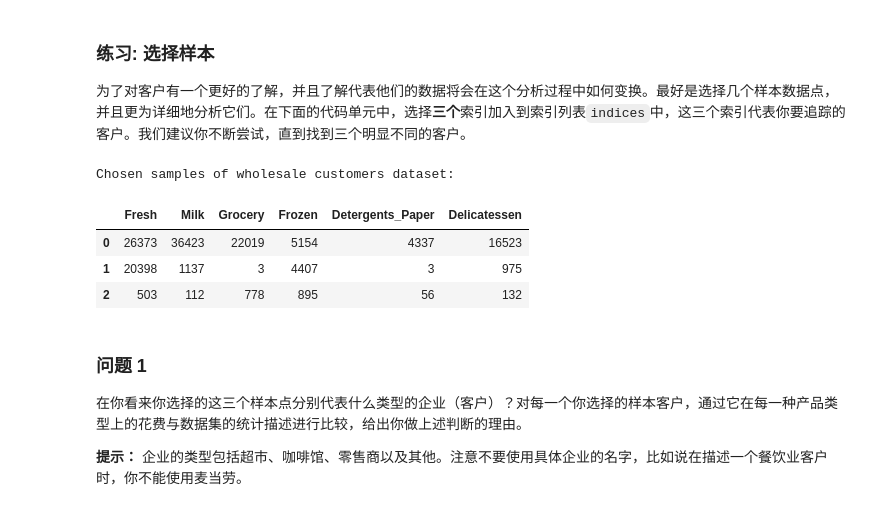
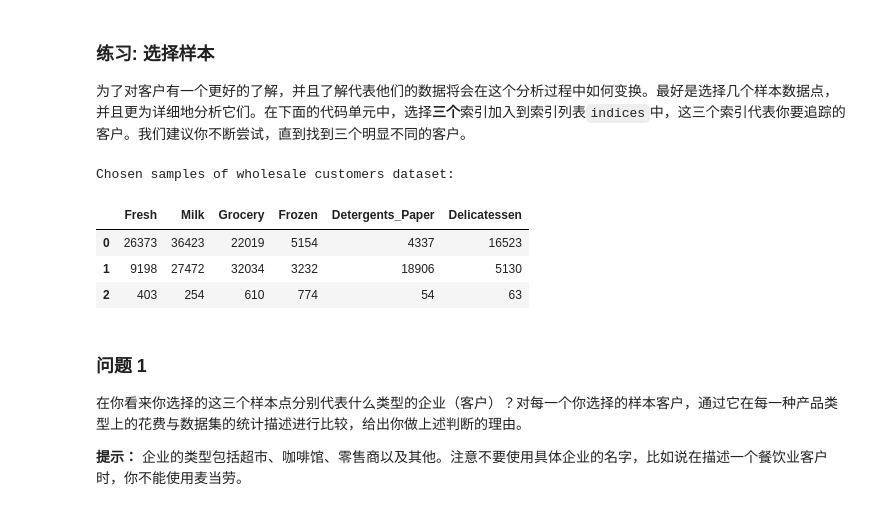
Before and after one commit to zhangyi6/creating_customer_segments, a Jupyter notebook: customer_segments.ipynb, the cells around one changed output. Cells and saved outputs as stored; diff of their text form; code cells hidden in the pictures.

```diff
--- a/customer_segments.ipynb
+++ b/customer_segments.ipynb
@@ -66,18 +66,18 @@ display(data.describe())
 # %%
 # TODO：从数据集中选择三个你希望抽样的数据点的索引
 # display(data[:100])
-indices = [23, 75, 98]
+indices = [23, 92, 97]
 
 # 为选择的样本建立一个DataFrame
 samples = pd.DataFrame(data.loc[indices], columns = data.keys()).reset_index(drop = True)
 print("Chosen samples of wholesale customers dataset:")
 display(samples)
 # %% [output]
 Chosen samples of wholesale customers dataset:
 |  | Fresh | Milk | Grocery | Frozen | Detergents_Paper | Delicatessen |
 | 0 | 26373 | 36423 | 22019 | 5154 | 4337 | 16523 |
-| 1 | 20398 | 1137 | 3 | 4407 | 3 | 975 |
-| 2 | 503 | 112 | 778 | 895 | 56 | 132 |
+| 1 | 9198 | 27472 | 32034 | 3232 | 18906 | 5130 |
+| 2 | 403 | 254 | 610 | 774 | 54 | 63 |
 # %% [markdown]
 ### 问题 1
 在你看来你选择的这三个样本点分别代表什么类型的企业（客户）？对每一个你选择的样本客户，通过它在每一种产品类型上的花费与数据集的统计描述进行比较，给出你做上述判断的理由。
```
Also changed, not shown: parts of 27 cells of this notebook, 1 other file.
